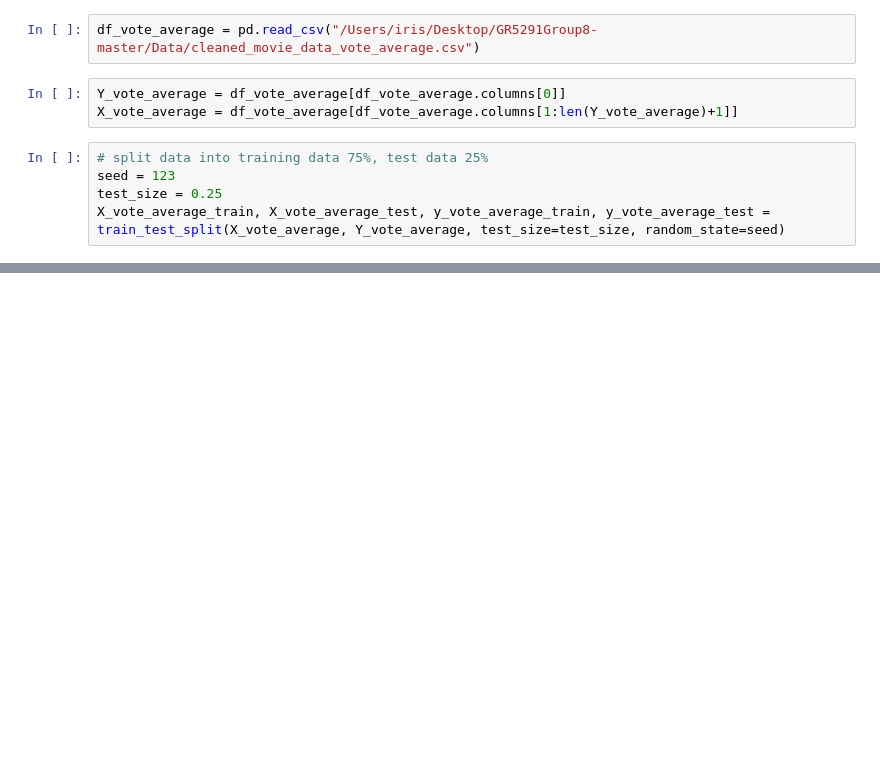
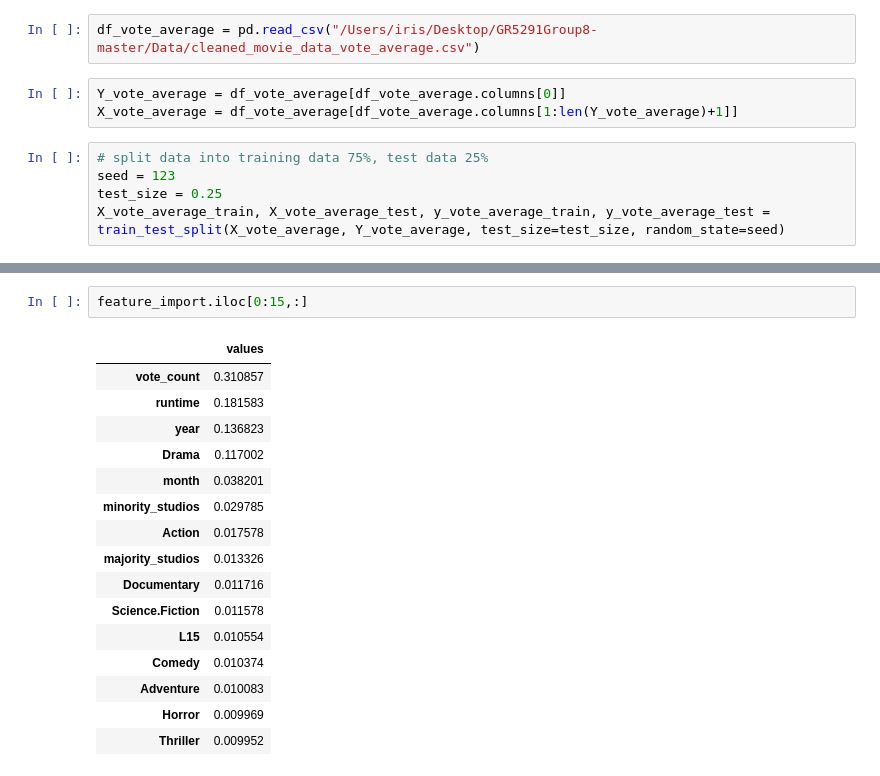
Before and after one commit to GR5291Group8/GR5291Group8, a Jupyter notebook: code/randomforest.ipynb, the cells around one changed output, grey strips where cells are left out. Cells and saved outputs as stored; diff of their text form; blank space fills up the shorter version.

```diff
--- a/code/randomforest.ipynb
+++ b/code/randomforest.ipynb
@@ -83,0 +123,19 @@ statistics.mean(abs((y_vote_average_pred-y_vote_average_test)/y_vote_average_tes
+# %%
+feature_import.iloc[0:15,:]
+# %% [output]
+|  | values |
+| vote_count | 0.310857 |
+| runtime | 0.181583 |
+| year | 0.136823 |
+| Drama | 0.117002 |
+| month | 0.038201 |
+| minority_studios | 0.029785 |
+| Action | 0.017578 |
+| majority_studios | 0.013326 |
+| Documentary | 0.011716 |
+| Science.Fiction | 0.011578 |
+| L15 | 0.010554 |
+| Comedy | 0.010374 |
+| Adventure | 0.010083 |
+| Horror | 0.009969 |
+| Thriller | 0.009952 |
```
Also changed, not shown: parts of 11 cells of this notebook.
